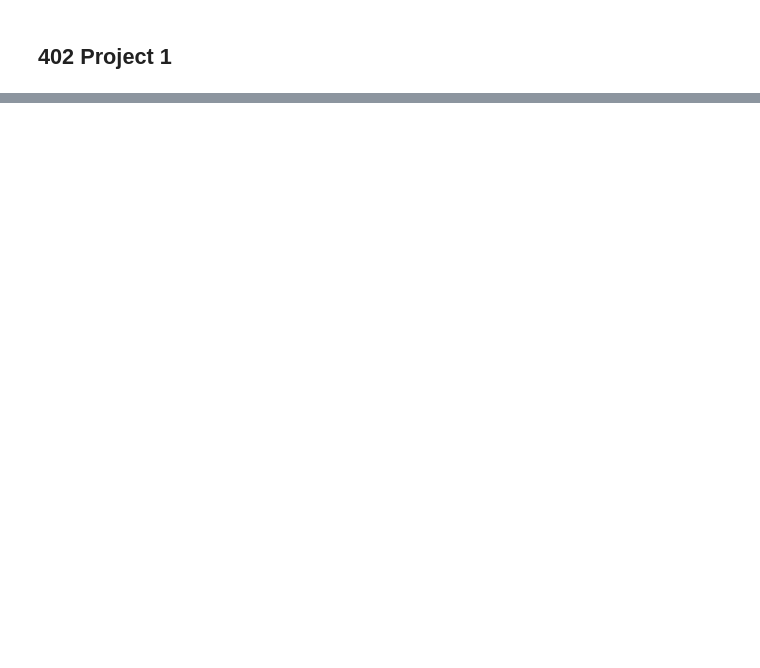
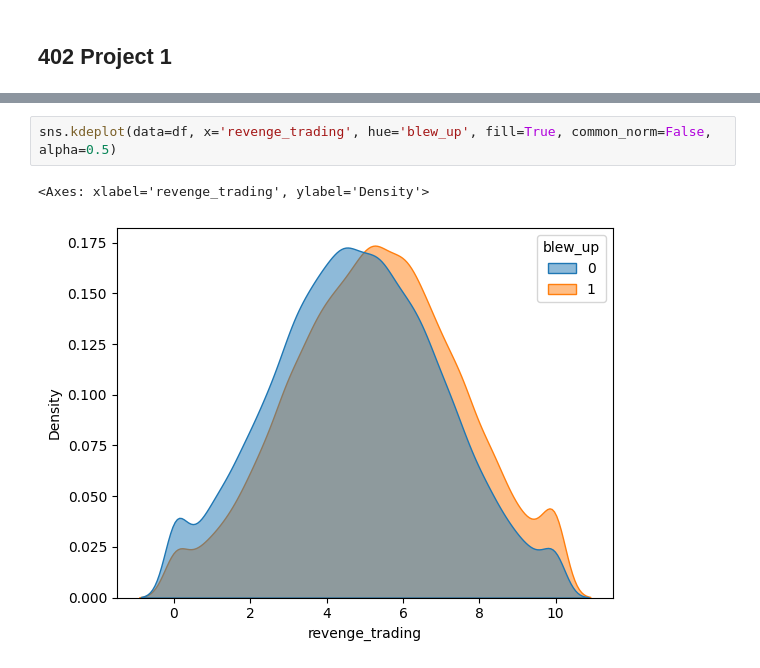
Before and after one commit to sarahmaisha/dat402retailtrading, a Jupyter notebook: 402p1.ipynb, the cells around one changed output, grey strips where cells are left out. Saved outputs shown, nothing was run; the diff lists cells and outputs as text; blank space fills up the shorter version.

```diff
--- a/402p1.ipynb
+++ b/402p1.ipynb
@@ -42,0 +119,5 @@ dtype: int64
+# %%
+sns.kdeplot(data=df, x='revenge_trading', hue='blew_up', fill=True, common_norm=False, alpha=0.5)
+# %% [output]
+<Axes: xlabel='revenge_trading', ylabel='Density'>
+[figure, added]
```
Also changed, not shown: parts of 7 cells of this notebook.
